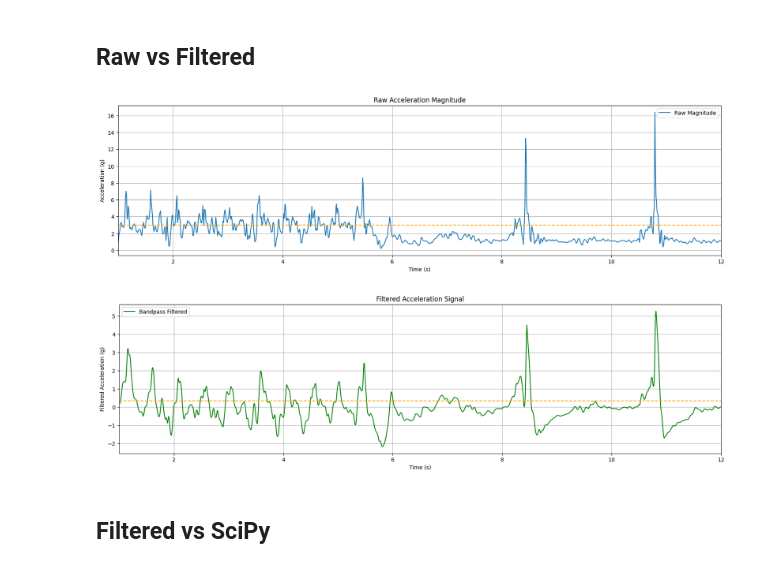
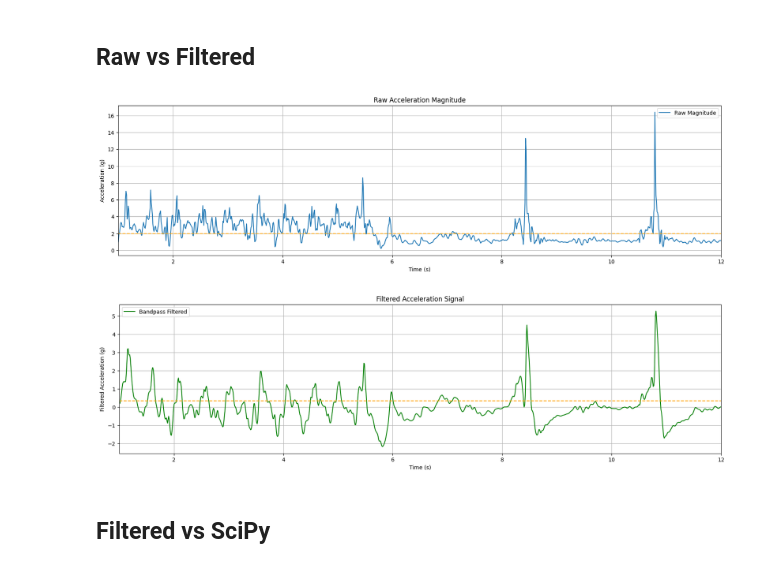
Before and after one commit to Fate8880/MoveMate, a Jupyter notebook: step_analysis.ipynb, the cells around one changed output. Cells and saved outputs as stored; diff of their text form; code cells hidden in the pictures.

```diff
--- a/step_analysis.ipynb
+++ b/step_analysis.ipynb
@@ -18,35 +18,35 @@ df['time_elapsed'] = df['timestamp_s'] - df['timestamp_s'].iloc[0]
 
 start = 1
 end = start + 11
 
 
 
 # Raw vs Filtered Signal Visualization
 plt.figure(figsize=(20, 5))
 plt.plot(df['time_elapsed'], df['raw_mag'], label='Raw Magnitude')
 plt.xlabel('Time (s)')
 plt.ylabel('Acceleration (g)')
 plt.title('Raw Acceleration Magnitude')
 plt.legend()
 plt.grid(True)
 plt.xlim(start, end)
-threshold = 3
+threshold = 2
 plt.axhline(y=threshold, color='orange', linestyle='--', label='Threshold')
 plt.show()
 
 plt.figure(figsize=(20, 5))
 plt.plot(df['time_elapsed'], df['filtered'], label='Bandpass Filtered', color='green')
 plt.xlabel('Time (s)')
 plt.ylabel('Filtered Acceleration (g)')
 plt.title('Filtered Acceleration Signal')
 plt.legend()
 plt.grid(True)
 plt.xlim(start, end)
 threshold = 0.35
 plt.axhline(y=threshold, color='orange', linestyle='--', label='Threshold')
 plt.show()
 # %% [output]
-[figure, old version]
+[figure, new version]
 [figure]
 # %% [markdown]
 ## Filtered vs SciPy
```
Also changed, not shown: 1 other file.
